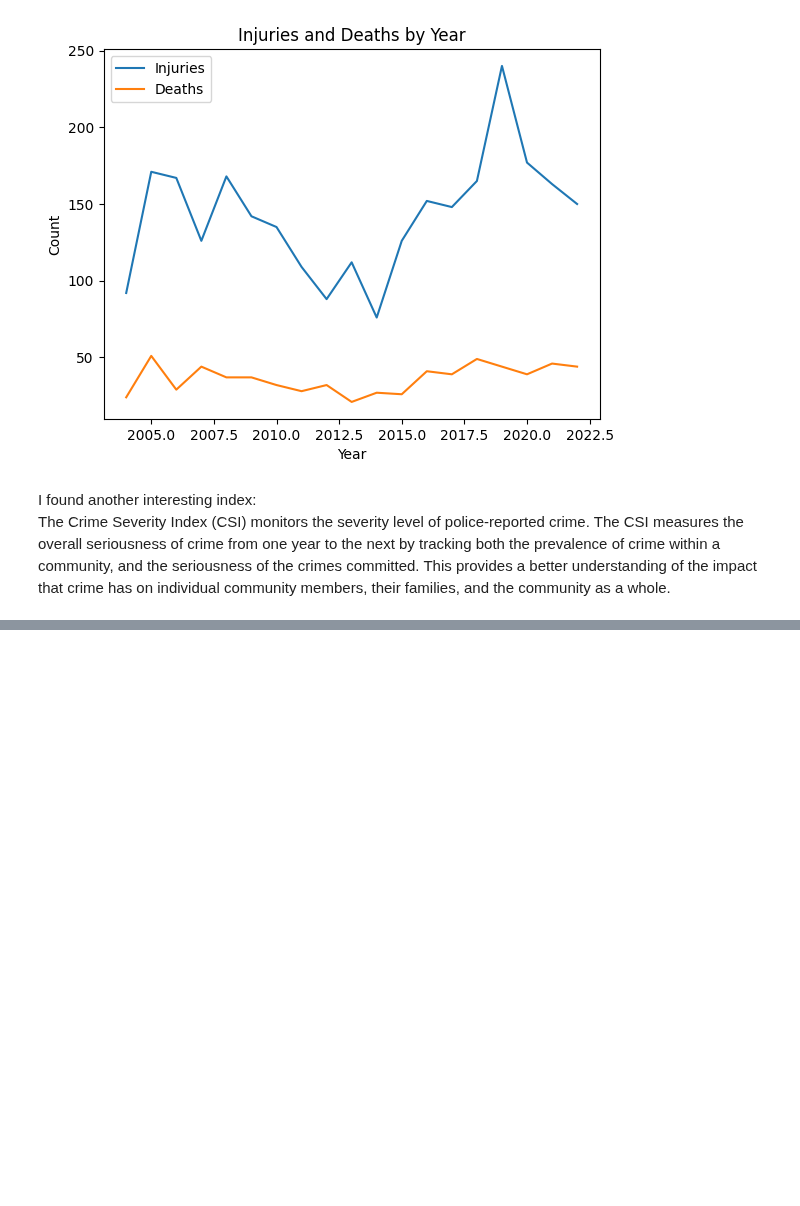
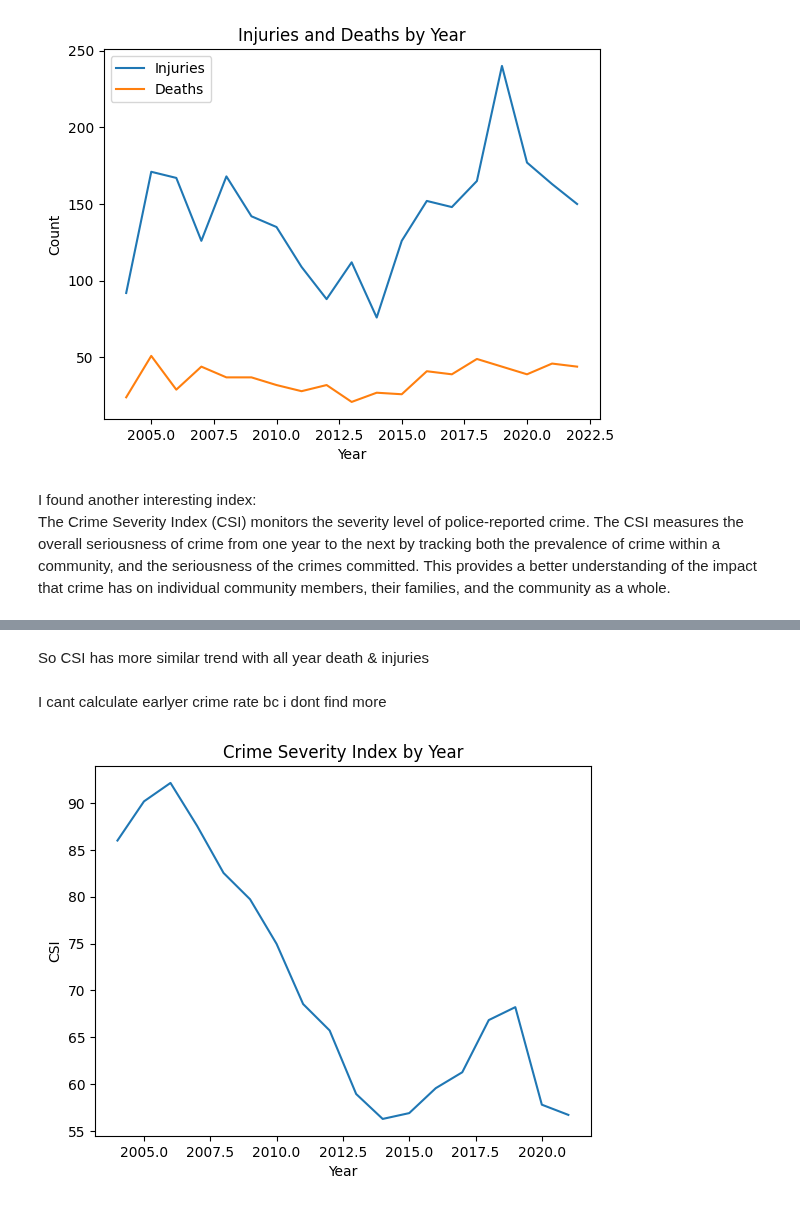
Before and after one commit to LLF00/datascience1, a Jupyter notebook: gunfire_datacleaning (2).ipynb, the cells around one changed output, grey strips where cells are left out. Drawn from its saved outputs; the diff is of its cells as text; code cells hidden in the pictures; blank space fills up the shorter version.

```diff
--- a/gunfire_datacleaning (2).ipynb
+++ b/gunfire_datacleaning (2).ipynb
@@ -533,0 +539,10 @@ I found another interesting index:
+# %%
+
+data1 = {
+    'Year': [2004, 2005, 2006, 2007, 2008, 2009, 2010, 2011, 2012, 2013, 2014, 2015, 2016, 2017, 2018, 2019, 2020, 2021],
+    'CSI': [85.99, 90.17, 92.14, 87.57, 82.53, 79.72, 74.96, 68.54, 65.72, 58.94, 56.28, 56.9, 59.56, 61.26, 66.83, 68.21, 57.8, 56.71]
+}
+
+csi = pd.DataFrame(data1)
+
+print(csi)
@@ -534,3 +569,19 @@ I found another interesting index:
+# %% [markdown]
+So CSI has more similar trend with all year death & injuries
+# %% [markdown]
+I cant calculate earlyer crime rate bc i dont find more
+# %%
+plt.plot(csi['Year'], csi['CSI'])
+
+# Add labels and title
+plt.xlabel('Year')
+plt.ylabel('CSI')
+plt.title('Crime Severity Index by Year')
+
+# Display the chart
+plt.show()
+# %% [output]
+[figure, added]
 # %%
 #results_1 = ols("INJURIES ~ OCC_MONTH + OCC_DOW + OCC_TIME_RANGE", data=df3).fit()
 #print(results_1.summary())
```
Also changed, not shown: parts of 3 cells of this notebook.
